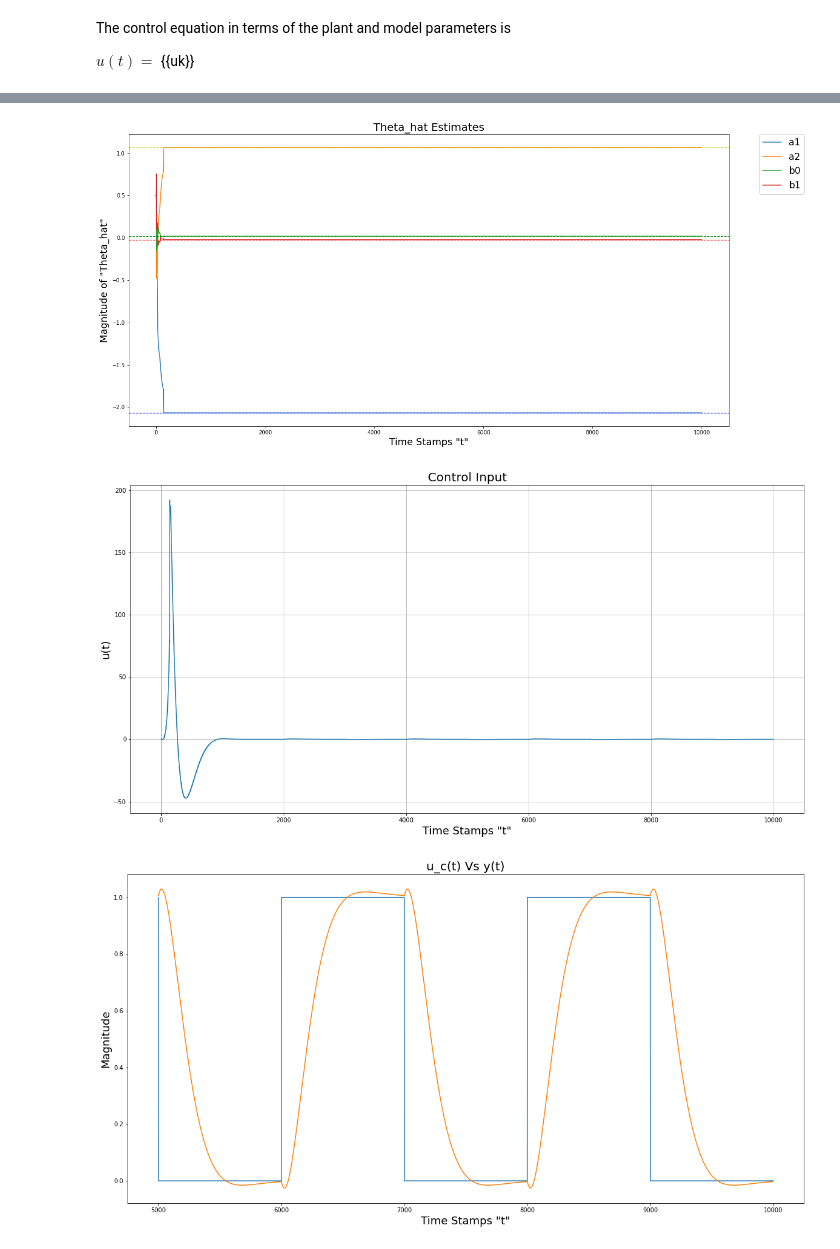
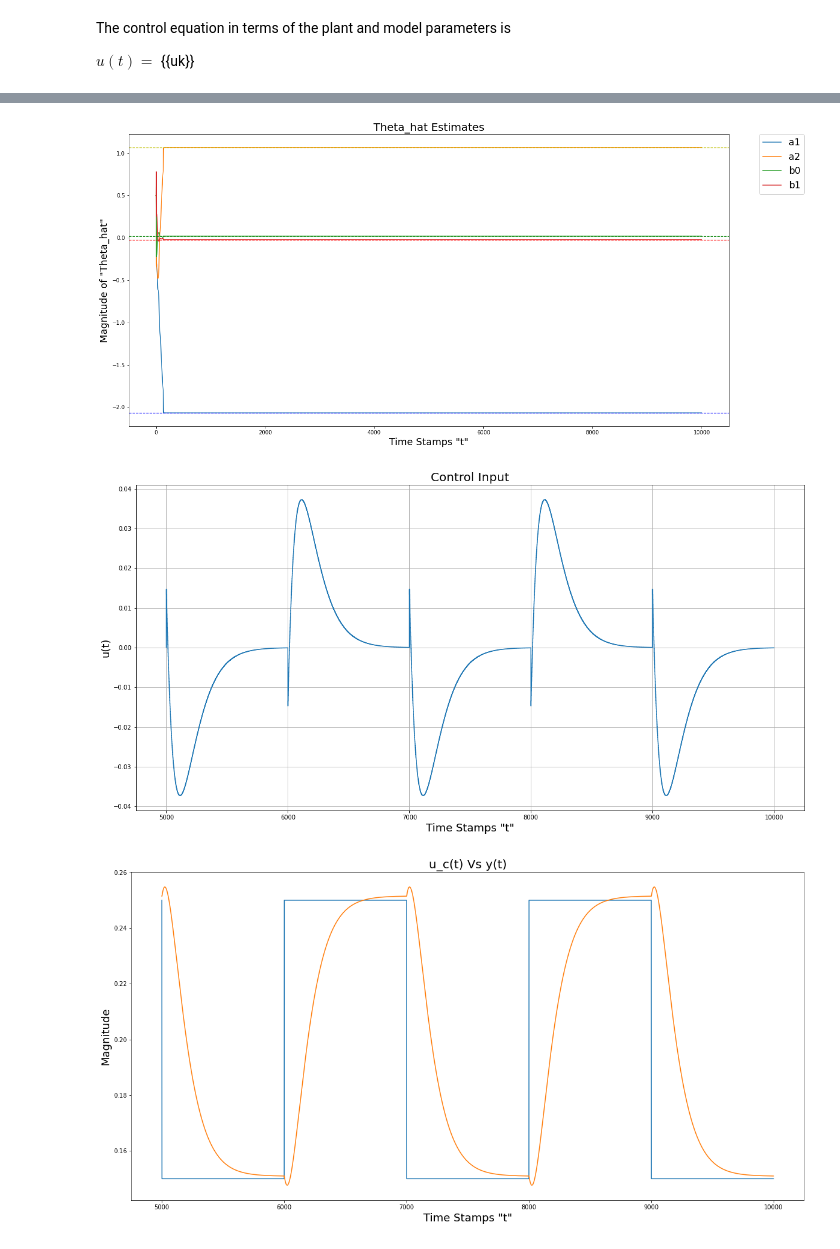
Before and after one commit to derekboase/ELG7113, a Jupyter notebook: system_models/clive_model/clive_model.ipynb, the cells around one changed output, grey strips where cells are left out. Cells and saved outputs as stored; diff of their text form; code cells hidden in the pictures.

```diff
--- a/system_models/clive_model/clive_model.ipynb
+++ b/system_models/clive_model/clive_model.ipynb
@@ -58,7 +58,7 @@ def theta_hat_ploter(df, theta0, title, line_width=1.2):
 # %%
 a1, a2, b0, b1 = sp.symbols('a_{1} a_{2} b_{0} b_{1}')
 am1, am2, bm0, bm1 = sp.symbols('a_{m1} a_{m2} b_{m0} b_{m1}')
-Ts, t = sp.symbols("Ts t", positive=True, real=True)
+Ts, t = sp.symbols("T_s t", positive=True, real=True)
 n, b, zeta, omega = sp.symbols('n b zeta omega', real=True)
 s, z, q = sp.symbols("s z q")
 
@@ -170,7 +170,7 @@ $\displaystyle H_m =\frac{\left(b_{0} q + b_{1}\right) \left(a_{m1} + a_{m2} + 1
 # %%
 r0, r1, s0, s1, a0 = sp.symbols('r_0 r_1 s_0 s_1 a_0')
 
-A0 = q # might need to select something differnt if too sensitive to noise
+A0 = q + a0 # might need to select something differnt if too sensitive to noise
 S = s0*q + s1
 R = r0*q+ r1
 R_prime = R
@@ -189,10 +189,10 @@ $T = A_0\frac{B_m}{B^{-}} =\;${{T}}
 LHS_coeffs = sp.Poly(A*R_prime + B_minus*S, q).coeffs()[::-1]
 RHS_coeffs = sp.Poly(expand(A0*Am), q).coeffs()[::-1]
 
-eq_3 = sp.Eq(LHS_coeffs[3], RHS_coeffs[2])
-eq_2 = sp.Eq(LHS_coeffs[2], RHS_coeffs[1])
-eq_1 = sp.Eq(LHS_coeffs[1], RHS_coeffs[0])
-eq_0 = sp.Eq(LHS_coeffs[0], 0)
+eq_3 = sp.Eq(LHS_coeffs[3], RHS_coeffs[3])
+eq_2 = sp.Eq(LHS_coeffs[2], RHS_coeffs[2])
+eq_1 = sp.Eq(LHS_coeffs[1], RHS_coeffs[1])
+eq_0 = sp.Eq(LHS_coeffs[0], RHS_coeffs[0])
 
 r_0 = sp.solve(eq_3, r0)[0]
 
@@ -207,7 +207,7 @@ display(eq_0)
 
 # Put equations into matrix form and solve for r1, s0 and s1
 mat_lhs = sp.Matrix([[1, b0, 0], [a1, b1, b0], [a2, 0, b1]])
-mat_rhs = sp.Matrix([[am1 - a1], [am2 - a2], [0]])
+mat_rhs = sp.Matrix([[a0 + am1 - a1], [am2 - a2 + a0*am1], [a0*am2]])
 
 res = mat_lhs.inv()@mat_rhs
 r_1 = res[0]
@@ -308,10 +301,11 @@ $\displaystyle b_1 =-0.0210171619433753$
 # %%
-zeta_val = 0.8
-omega_val = 0.8
+zeta_val = 1
+omega_val = 1
 T_val = 0.01
 
 # values for simulation only vvvvvvvvvvvvvvvvvvvv
 b_val = 6.58436748684758
+a0_val = 0
 a1_val = float(a1_eq.subs([(b, b_val), (Ts, T_val)]))
 a2_val = float(a2_eq.subs([(b, b_val), (Ts, T_val)]))
 b0_val = float(b0_eq.subs([(b, b_val), (Ts, T_val)]))
@@ -327,9 +321,13 @@ am1_val = Az[0][0][1]
 am2_val = Az[0][0][2]
 
 # make control equation in terms of a1, a2, b0 and b1 and sub in true vals of am1 and am2
-uk_subd = uk.subs([(r1, r_1), (s0, s_0), (s1, s_1), (am1, am1_val), (am2, am2_val), (r0, r_0)])
+uk_subd = uk.subs([(r1, r_1), (s0, s_0), (s1, s_1), (am1, am1_val), (am2, am2_val), (r0, r_0), (a0, a0_val)])
 uk_func = sp.lambdify([u_k_1, uc_k, y_k, y_k_1, a1, a2, b0, b1], uk_subd) # turn eq into function
 
+display(Math("a_1 =" + latex(a1_val)))
+display(Math("a_2 =" + latex(a2_val)))
+display(Math("b_0 =" + latex(b0_val)))
+display(Math("b_1 =" + latex(b1_val)))
 display(Math("a_{m1}="+latex(am1_val)))
 display(Math("a_{m2}="+latex(am2_val)))
 display(Math("u_k="+latex(uk_subd)))
@@ -357,14 +409,14 @@ theta_hat = [np.array([est]*len(theta0)).reshape(-1,1) for _ in range(starting_s
 # System input TODO*********************************************************
 sample_range = range(sample_depth)
 t = [i for i in sample_range]
-u_c = np.ones(sample_depth)
-u_c[np.where([m.sin(t[i]*m.pi/1000)<=0 for i in sample_range])] = 0
+u_c = np.ones(sample_depth)*.25
+u_c[np.where([m.sin(t[i]*m.pi/1000)<=0 for i in sample_range])] = 0.15
 
 y = [0.1]*starting_samples
 u = [0.1]*starting_samples
 
 I = np.identity(len(theta0))
-p = 1000*I
+p = 100*I
 p_res = []
 
 for k in range(starting_samples ,sample_depth):
@@ -375,33 +427,33 @@ for k in range(starting_samples ,sample_depth):
     p = (I - K@phi.T)@p/lam
     p_res.append(p)
     theta_hat.append(theta_hat[-1] + K*(y[k] - phi.T@theta_hat[-1]))
 
 
     u.append(np.reshape(uk_func(u[k-1], u_c[k], y[k], y[k-1],
                                 theta_hat[-1][0], theta_hat[-1][1],
                                 theta_hat[-1][2], theta_hat[-1][3])[0], ()))
 
 
 # ploting of estimated parameters
 df_theta = pd.DataFrame(np.asarray(theta_hat).reshape(-1,4,), columns=['a1', 'a2', 'b0', 'b1'])
 theta_hat_ploter(df_theta, theta0, 'Theta_hat Estimates')
 
 # ploting of control sig
-plt.step(t,u)
+plt.step(t[-5000:],u[-5000:])
 plt.title('Control Input', fontsize=20)
 plt.ylabel('u(t)', fontsize=18)
 plt.xlabel('Time Stamps "t"', fontsize=18)
 plt.grid()
 plt.show()
 
 # ploting of input vs output
 plt.plot(t[-5000:],u_c[-5000:])
 plt.plot(t[-5000:],y[-5000:])
 plt.title('u_c(t) Vs y(t)', fontsize=20)
 plt.ylabel('Magnitude', fontsize=18)
 plt.xlabel('Time Stamps "t"', fontsize=18)
 plt.show()
 # %% [output]
 [figure]
-[figure, old version]
+[figure, new version]
-[figure, old version]
+[figure, new version]
```
Also changed, not shown: parts of 18 cells of this notebook.
